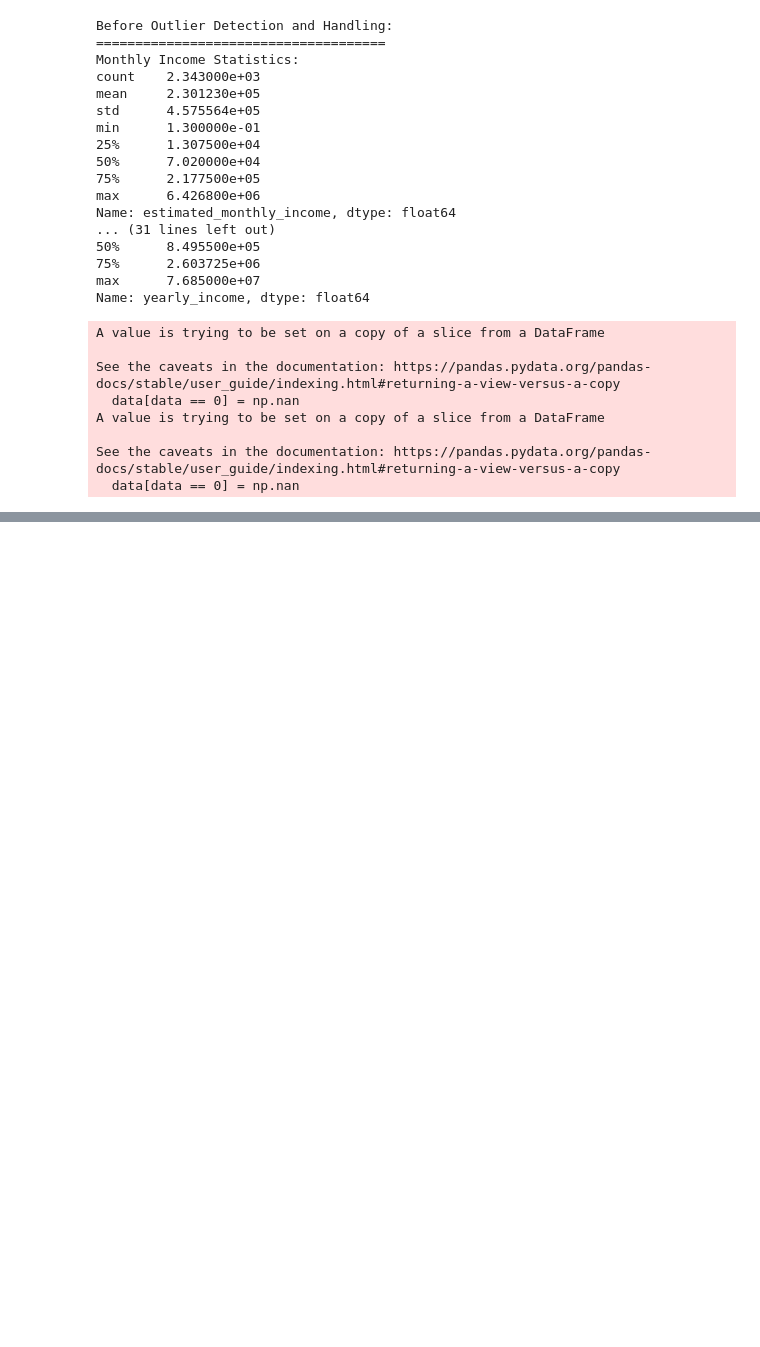
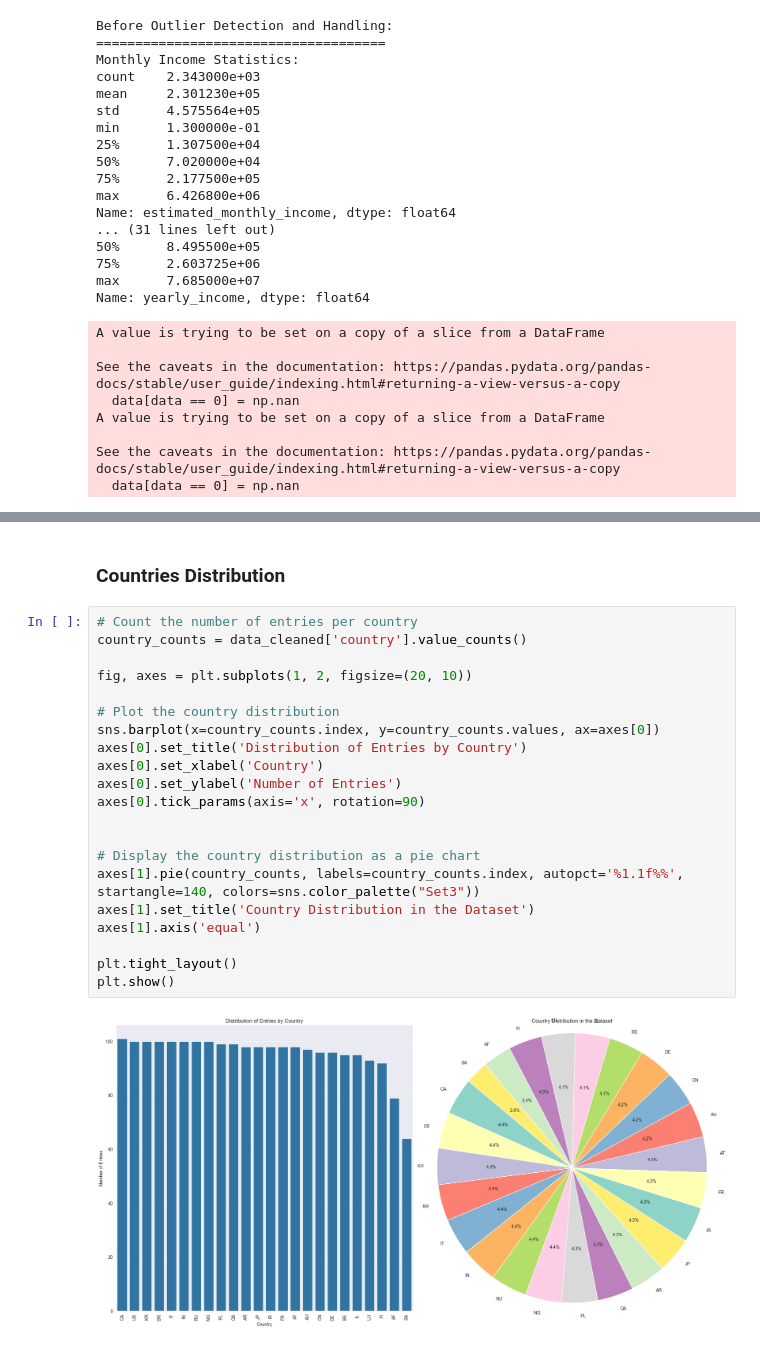
Before and after one commit to amirZZZkiller/DS-Course-Projects, a Jupyter notebook: Pr01/Pr01.ipynb, the cells around one changed output, grey strips where cells are left out. Drawn from its saved outputs; the diff is of its cells as text; blank space fills up the shorter version.

```diff
--- a/Pr01/Pr01.ipynb
+++ b/Pr01/Pr01.ipynb
@@ -399,0 +277,25 @@ Modified dataset after outlier handling:
+# %% [markdown]
+### Countries Distribution
+# %%
+# Count the number of entries per country
+country_counts = data_cleaned['country'].value_counts()
+
+fig, axes = plt.subplots(1, 2, figsize=(20, 10))
+
+# Plot the country distribution
+sns.barplot(x=country_counts.index, y=country_counts.values, ax=axes[0])
+axes[0].set_title('Distribution of Entries by Country')
+axes[0].set_xlabel('Country')
+axes[0].set_ylabel('Number of Entries')
+axes[0].tick_params(axis='x', rotation=90)
+
+
+# Display the country distribution as a pie chart
+axes[1].pie(country_counts, labels=country_counts.index, autopct='%1.1f%%', startangle=140, colors=sns.color_palette("Set3"))
+axes[1].set_title('Country Distribution in the Dataset')
+axes[1].axis('equal')
+
+plt.tight_layout()
+plt.show()
+# %% [output]
+[figure, added]
```
Also changed, not shown: parts of 22 cells of this notebook, 2 other files.
